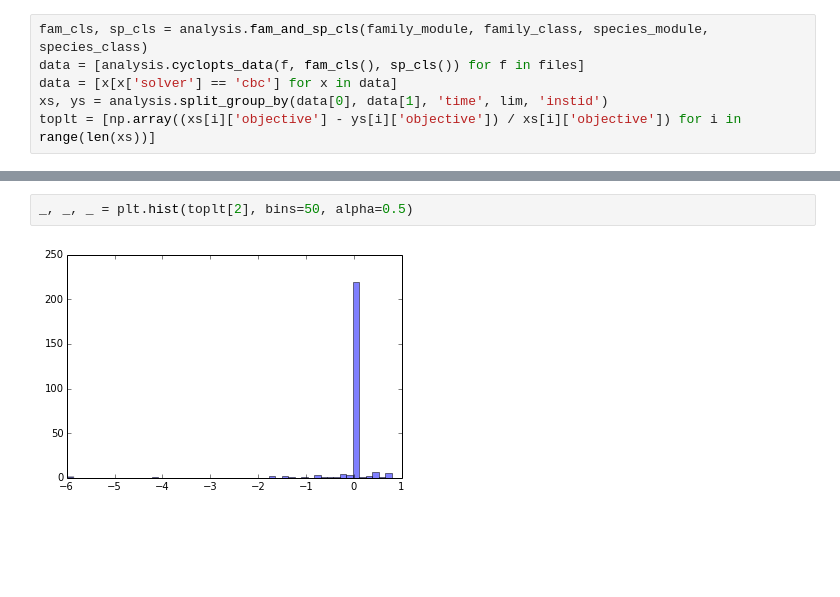
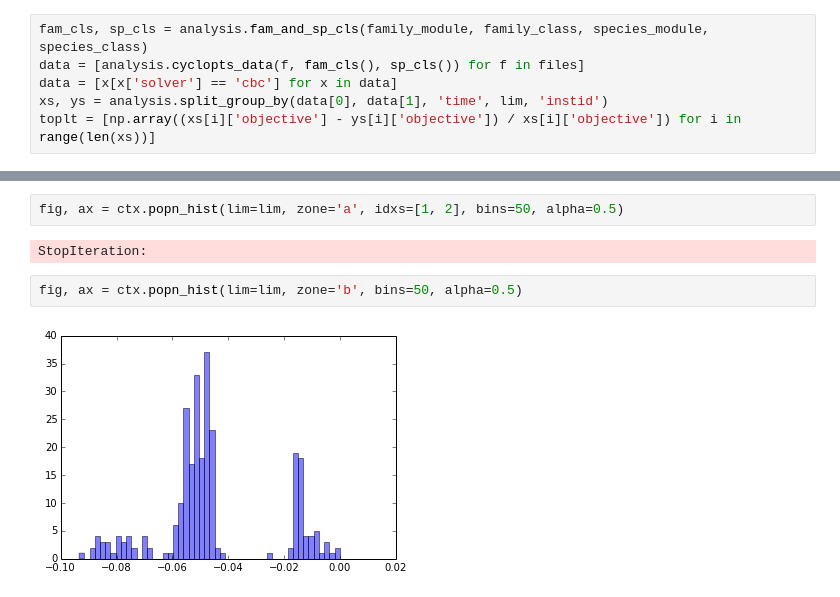
Before and after one commit to gidden/cyclopts, a Jupyter notebook: nbs/ratio_convergence.ipynb, the cells around one changed output, grey strips where cells are left out. Cells and saved outputs as stored; diff of their text form; blank space fills up the shorter version.

```diff
--- a/nbs/ratio_convergence.ipynb
+++ b/nbs/ratio_convergence.ipynb
@@ -100,4 +95,8 @@ _, _, _ = plt.hist(toplt[1], bins=50, alpha=0.5)
-# %%
-_, _, _ = plt.hist(toplt[2], bins=50, alpha=0.5)
-# %% [output]
-[figure, removed]
+# %%
+fig, ax = ctx.popn_hist(lim=lim, zone='a', idxs=[1, 2], bins=50, alpha=0.5)
+# %% [output]
+StopIteration:
+# %%
+fig, ax = ctx.popn_hist(lim=lim, zone='b', bins=50, alpha=0.5)
+# %% [output]
+[figure, added]
```
Also changed, not shown: parts of 5 cells of this notebook, 3 other files.
